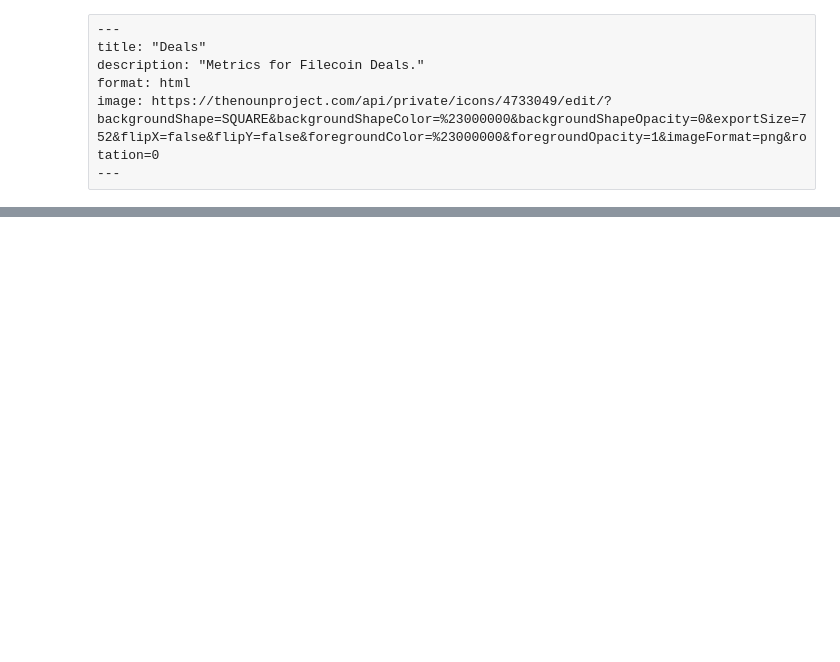
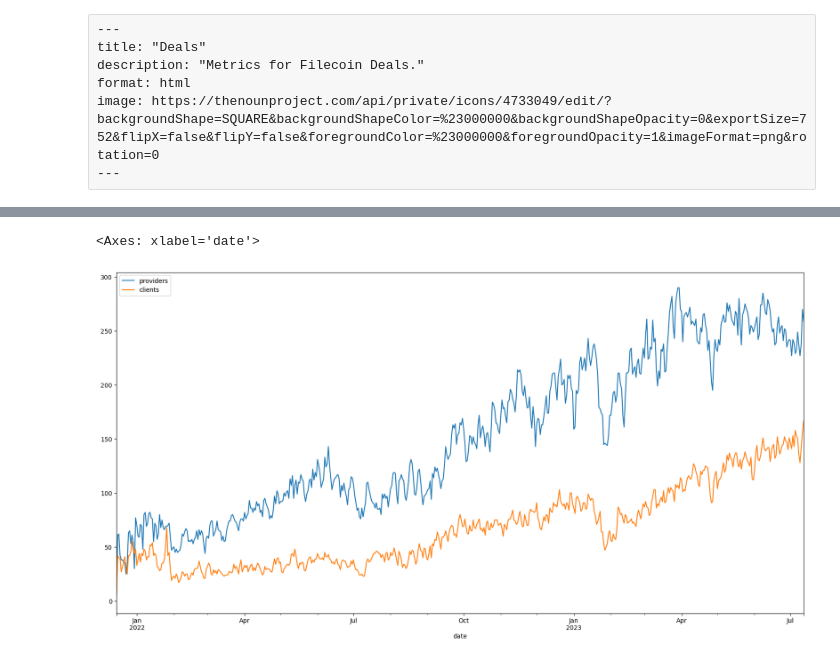
Before and after one commit to davidgasquez/filecoin-data-portal, a Jupyter notebook: reports/deals.ipynb, the cells around one changed output, grey strips where cells are left out. Saved outputs shown, nothing was run; the diff lists cells and outputs as text; code cells hidden in the pictures; blank space fills up the shorter version.

```diff
--- a/reports/deals.ipynb
+++ b/reports/deals.ipynb
@@ -19,3 +97,10 @@ _ = alt.renderers.set_embed_options(theme="ggplot2", actions=False)
+# %%
+d = dt.DataFrame()
+d["date"] = pd.to_datetime(d["date"])
+d.plot(x="date", figsize=(20, 10))
+# %% [output]
+<Axes: xlabel='date'>
+[figure, added]
 # %%
 %%sql daily_data_on_chain <<
 select
```
Also changed, not shown: parts of 8 cells of this notebook, 5 other files.
